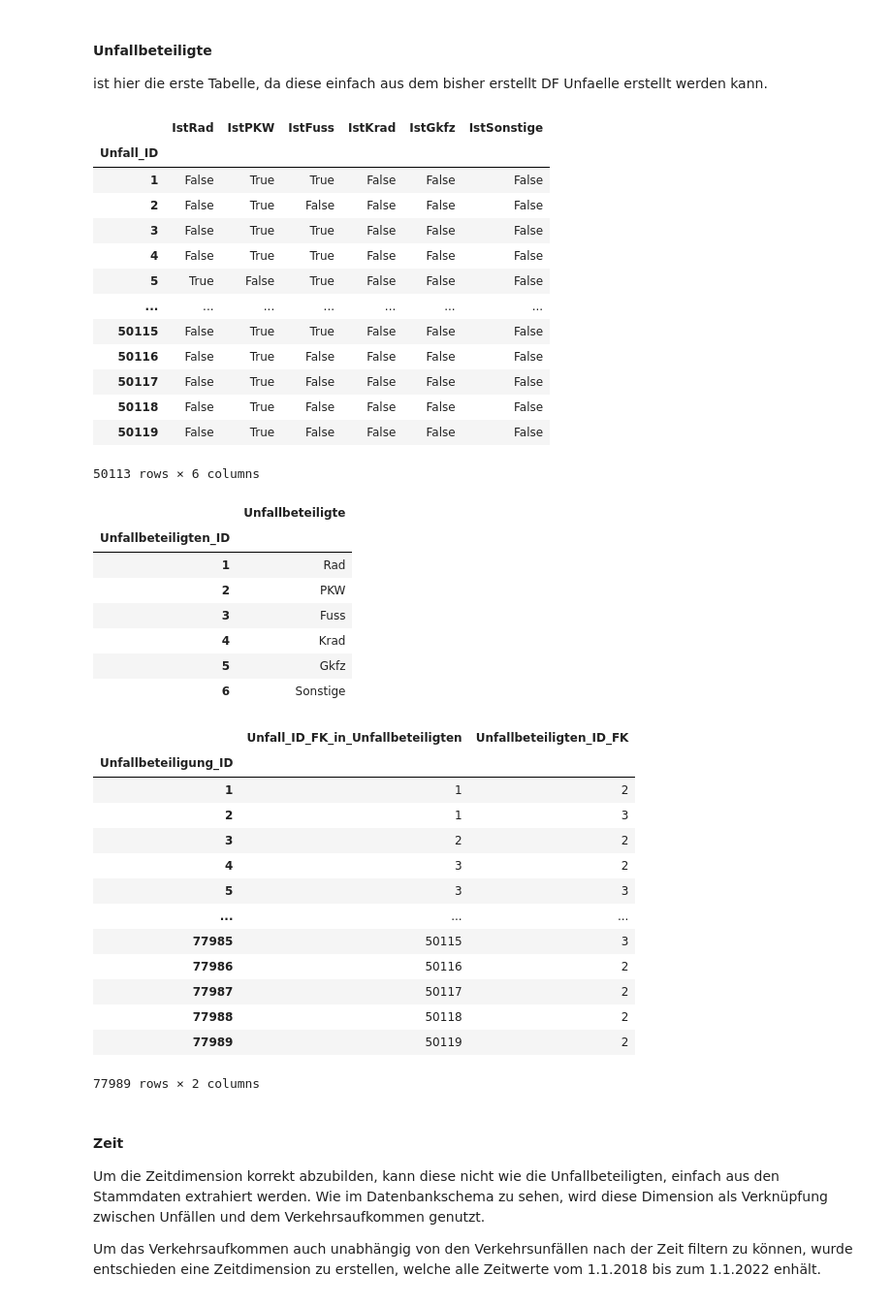
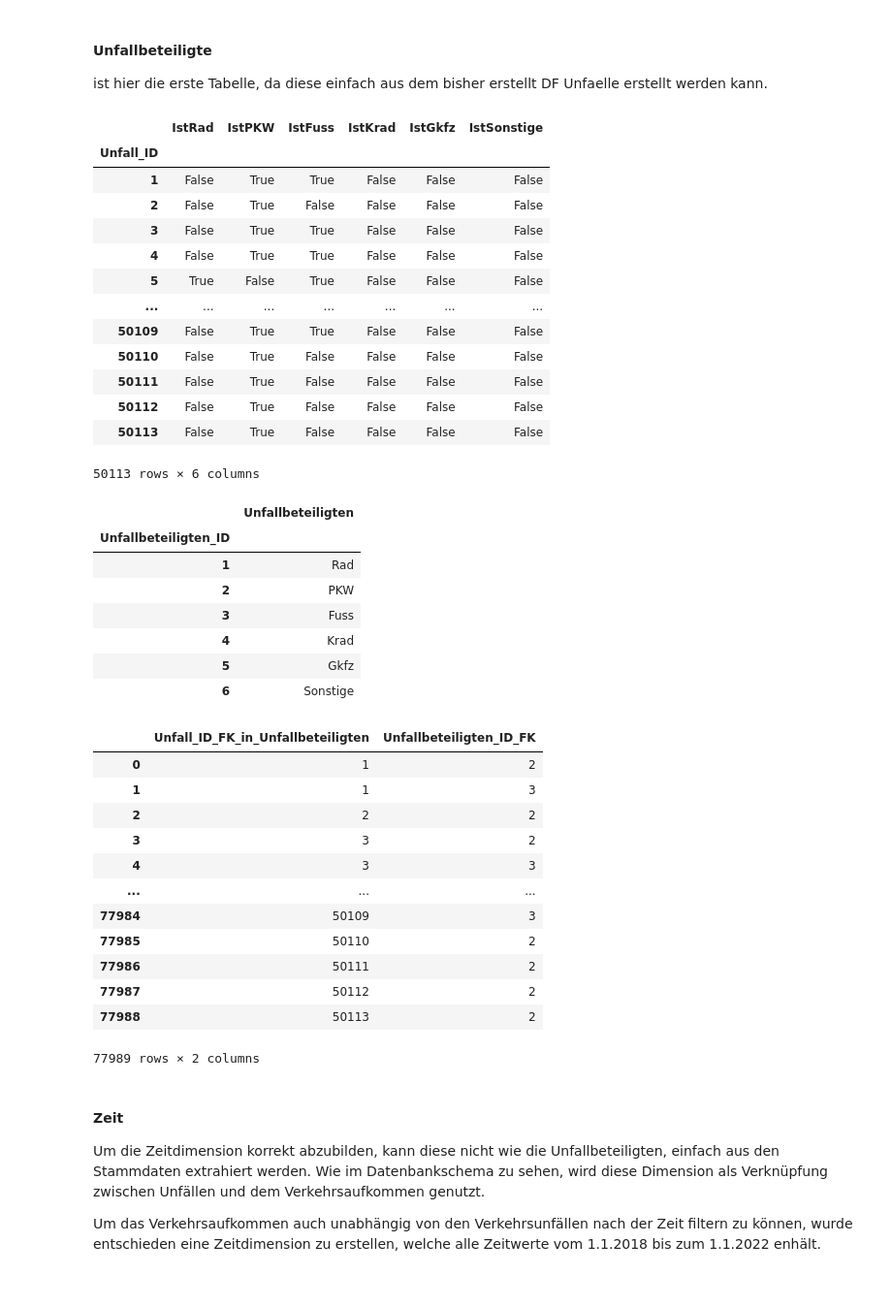
Before and after one commit to ooxiel/BIA_Unfaelle_Berlin, a Jupyter notebook: ETL.ipynb, the cells around one changed output. Shown: that part at 97% size. Cells and saved outputs as stored; diff of their text form; code cells hidden in the pictures.

```diff
--- a/ETL.ipynb
+++ b/ETL.ipynb
@@ -92,3 +154,5 @@ Output hidden; open in https://colab.research.google.com to view.
+# %%
+data_processor = DataProcessor()
 # %% [markdown]
 # Unfälle
 # %% [markdown]
@@ -185,10 +238,9 @@ showAttributes(df_unfaelle_list)
 ################################################
 
 df_unfaelle             = pd.concat([df_unfaelle_2018, df_unfaelle_2019, df_unfaelle_2020, df_unfaelle_2021])   # geänderte Dataframes zusammenführen
-df_unfaelle.index       = [x for x in range(1, len(df_unfaelle.values)+1)]                                      # Index erstellen
-df_unfaelle.index.name  = 'Unfall_ID'                                                                           # Name Index ändern
+df_unfaelle             = data_processor.set_new_index(df_unfaelle, 'Unfall_ID')
 
-df_unfaelle
+df_unfaelle       # Dataframe anzeigen
 # %% [output]
 |  | Planungsraum_ID_FK | Jahr | Monat | Stunde | Wochentag | Unfallkategorie_ID_FK | Unfallart_ID_FK | ... |
 | Unfall_ID |  |  |  |  |  |  |  | ... |
@@ -236,6 +288,8 @@ df_unfaelle.loc[:, 'X-Koordinate']    = df_unfaelle['X-Koordinate'].str.replace(
 df_unfaelle.loc[:, 'Y-Koordinate']    = df_unfaelle['Y-Koordinate'].str.replace(',', '.')                                 # Fehlerbehebung Koordinate
 df_unfaelle.dropna(inplace=True)                                                                                          # Fehlerbehung LOR und Strassenzustand
 
+df_unfaelle = data_processor.set_new_index(df_unfaelle, 'Unfall_ID')
+
 df_unfaelle.dtypes    # Anzeigen aktuelle Datentypen
 # %% [output]
 Planungsraum_ID_FK          float64
@@ -322,13 +376,13 @@ ist hier die erste Tabelle, da diese einfach aus dem bisher erstellt DF Unfaelle
 # Extraktion Unfallbeteiligte aus 'Fakten' #
 ############################################
 
-# Liste der Unfallbeteiligten
+# Liste der zu extrahirenden / löschenden Unfallbeteiligten
 extract_list = ['IstRad', 'IstPKW', 'IstFuss', 'IstKrad', 'IstGkfz', 'IstSonstige']
 
-df_unfallbeteiligte = df_unfaelle[extract_list]       # Extraktion der Spalten aus Stammdaten
-df_unfaelle = df_unfaelle.drop(extract_list, axis=1)  # Löschen der Spalten aus Stammdaten
+df_unfallbeteiligte = df_unfaelle[extract_list]                         # Extraktion der Spalten aus Stammdaten
+df_unfaelle         = df_unfaelle.drop(columns=extract_list, axis=1)    # Löschen der extrahierten Spalten
 
-df_unfallbeteiligte
+df_unfallbeteiligte   # Dataframe anzeigen
 # %% [output]
 |  | IstRad | IstPKW | IstFuss | IstKrad | IstGkfz | IstSonstige |
 | Unfall_ID |  |  |  |  |  |  |
@@ -338,11 +392,11 @@ df_unfallbeteiligte
 | 4 | False | True | True | False | False | False |
 | 5 | True | False | True | False | False | False |
 | ... | ... | ... | ... | ... | ... | ... |
-| 50115 | False | True | True | False | False | False |
-| 50116 | False | True | False | False | False | False |
-| 50117 | False | True | False | False | False | False |
-| 50118 | False | True | False | False | False | False |
-| 50119 | False | True | False | False | False | False |
+| 50109 | False | True | True | False | False | False |
+| 50110 | False | True | False | False | False | False |
+| 50111 | False | True | False | False | False | False |
+| 50112 | False | True | False | False | False | False |
+| 50113 | False | True | False | False | False | False |
 50113 rows × 6 columns
 # %%
 ##############################################
@@ -353,14 +407,14 @@ df_unfallbeteiligte
 beteiligte_list = df_unfallbeteiligte.columns
 
 # Dataframe aus dieser Liste der Unfallbeteiligten erstellen
-df_unfallbeteiligte_kategorien = pd.DataFrame(columns=['Unfallbeteiligte'], data=beteiligte_list, index=range(1,len(beteiligte_list)+1))
+df_unfallbeteiligte_kategorien = pd.DataFrame(columns=['Unfallbeteiligten'], data=beteiligte_list)
 
-df_unfallbeteiligte_kategorien['Unfallbeteiligte'] = df_unfallbeteiligte_kategorien['Unfallbeteiligte'].str.replace('Ist', '')            # 'Ist'-String entfernen
-df_unfallbeteiligte_kategorien.index.name = 'Unfallbeteiligten_ID'                                                                        # Indexnamen ändern
+df_unfallbeteiligte_kategorien['Unfallbeteiligten'] = df_unfallbeteiligte_kategorien['Unfallbeteiligten'].str.replace('Ist', '')  # 'Ist'-String entfernen
+df_unfallbeteiligte_kategorien = data_processor.set_new_index(df_unfallbeteiligte_kategorien,'Unfallbeteiligten_ID')              # Indexnamen ändern
 
-df_unfallbeteiligte_kategorien                                                                                                            # finalen Dataframe anzeigen
+df_unfallbeteiligte_kategorien      # finalen Dataframe anzeigen
 # %% [output]
-|  | Unfallbeteiligte |
+|  | Unfallbeteiligten |
 | Unfallbeteiligten_ID |  |
 | 1 | Rad |
 | 2 | PKW |
@@ -371,43 +425,39 @@ df_unfallbeteiligte_kategorien
 # %%
 ############################################################
 # Erstellung Relationstabelle von Unfällen und Beteiligten #
 ############################################################
 # Es handelt sich bei den Unfällen und den Beteiligten um eine m-n-Relation
 # Aufgrund dessen Erstellung einer Relationstabelle, welche jeweils die Unfall-ID und die IDs  der beteiligten enthält
 
 # Erstelle einer leeren Liste für Verknüpfungsdaten
 relation_data = []
 
 # Schleife iteriert über alle Zeilen
 for index, row in df_unfallbeteiligte.iterrows():
+
     # Schleife iteriert über alle Spaltenwerte der Zeilen
     for column, value in row.items():
+
         if value:  # Boolean-Werte, wenn dieser True, dann Ausführung
-            beteiligtenID = df_unfallbeteiligte_kategorien.loc[df_unfallbeteiligte_kategorien['Unfallbeteiligte'] == column.replace('Ist', '')].index[0]  # Prüfung aktueller Unfallbeteiligter mit Kategorie und Rückgabe des Index aus Kategorie
-            relation_data.append({'Unfall_ID_FK_in_Unfallbeteiligten': index, 'Unfallbeteiligten_ID_FK': beteiligtenID})  # Daten in die Liste einfügen
+            beteiligtenID = df_unfallbeteiligte_kategorien.loc[df_unfallbeteiligte_kategorien['Unfallbeteiligten'] == column.replace('Ist', '')].index[0]   # Prüfung aktueller Unfallbeteiligter mit Kategorie und Rückgabe des Index aus Kategorie
+            relation_data.append({'Unfall_ID_FK_in_Unfallbeteiligten': index, 'Unfallbeteiligten_ID_FK': beteiligtenID})                                    # Daten in die Liste einfügen
 
 # Erstellung der Relationstabelle aus der gesammelten Liste
 df_unfaelle_unfallbeteiligte_relation = pd.DataFrame(relation_data, columns=['Unfall_ID_FK_in_Unfallbeteiligten', 'Unfallbeteiligten_ID_FK'])
-
-# Neuen Index festlegen
-df_unfaelle_unfallbeteiligte_relation.index = [x for x in range(1, len(df_unfaelle_unfallbeteiligte_relation.values)+1)]
-df_unfaelle_unfallbeteiligte_relation.index.name = 'Unfallbeteiligung_ID'
-
 df_unfaelle_unfallbeteiligte_relation  # DataFrame ausgeben
 # %% [output]
 |  | Unfall_ID_FK_in_Unfallbeteiligten | Unfallbeteiligten_ID_FK |
-| Unfallbeteiligung_ID |  |  |
-| 1 | 1 | 2 |
-| 2 | 1 | 3 |
-| 3 | 2 | 2 |
-| 4 | 3 | 2 |
-| 5 | 3 | 3 |
+| 0 | 1 | 2 |
+| 1 | 1 | 3 |
+| 2 | 2 | 2 |
+| 3 | 3 | 2 |
+| 4 | 3 | 3 |
 | ... | ... | ... |
-| 77985 | 50115 | 3 |
-| 77986 | 50116 | 2 |
-| 77987 | 50117 | 2 |
-| 77988 | 50118 | 2 |
-| 77989 | 50119 | 2 |
+| 77984 | 50109 | 3 |
+| 77985 | 50110 | 2 |
+| 77986 | 50111 | 2 |
+| 77987 | 50112 | 2 |
+| 77988 | 50113 | 2 |
 77989 rows × 2 columns
 # %% [markdown]
 #### Zeit
```
Also changed, not shown: parts of 96 cells of this notebook, 23 other files.
